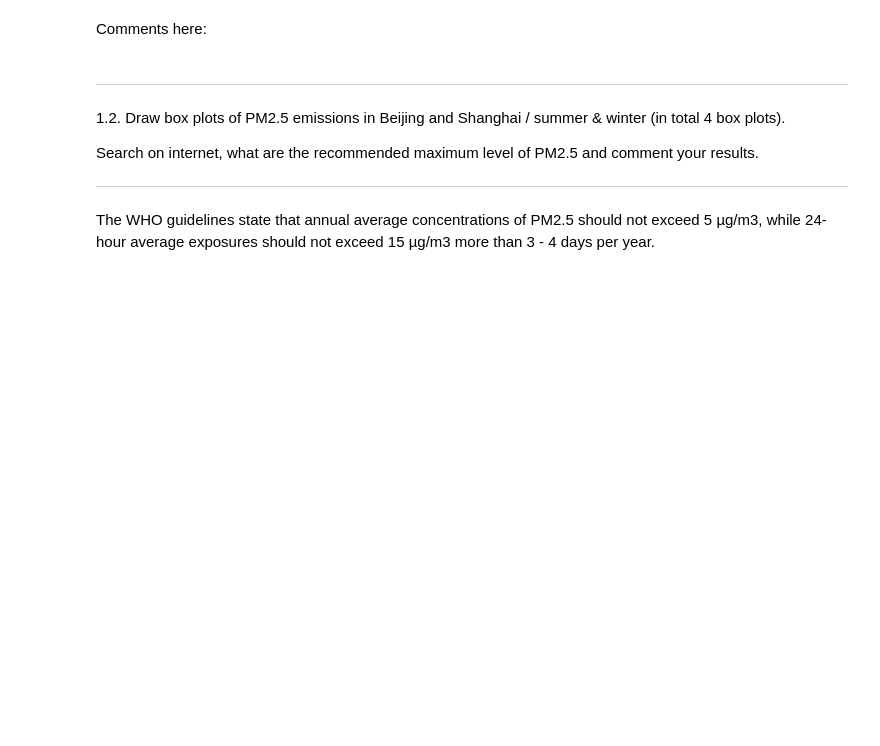
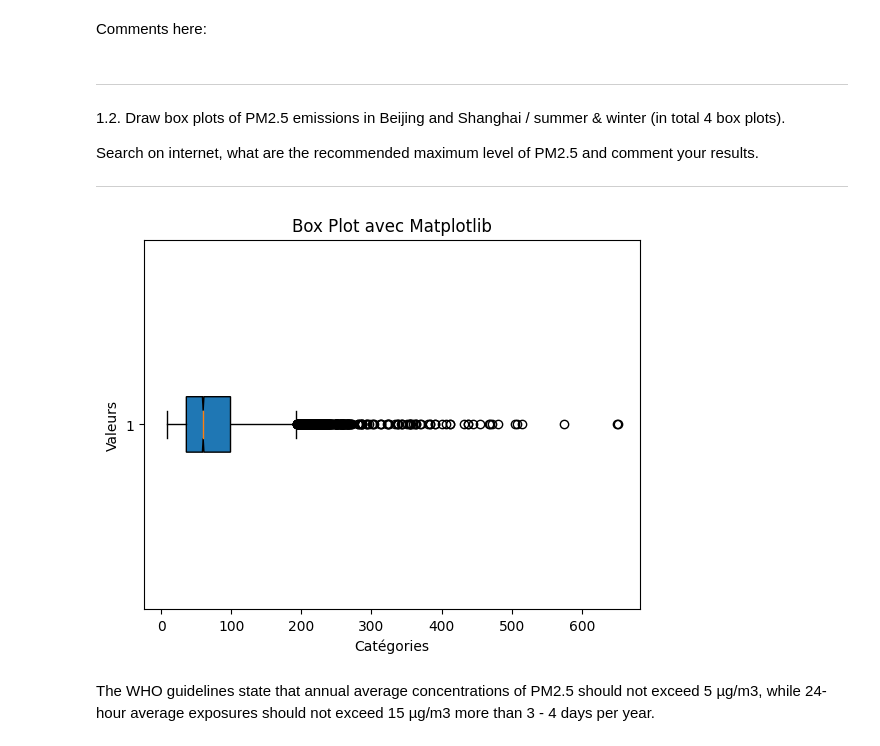
Before and after one commit to bolclaire/LEPL1109, a Jupyter notebook: Hackaton1.ipynb, the cells around one changed output. Drawn from its saved outputs; the diff is of its cells as text; code cells hidden in the pictures; blank space fills up the shorter version.

Commit message:
Boxplot

```diff
--- a/Hackaton1.ipynb
+++ b/Hackaton1.ipynb
@@ -146,7 +147,10 @@ n = len(WinterData)
 for row in WinterData :
     Smean += row[5]/n
     Bmean += row[6]/n
-
+print(WinterData)
+WinterData2 = np.array(WinterData)
+colonne_winter = np.array(WinterData2[:,5])
+print(colonne_winter)
 ## Variance
 Svar = 0
 Bvar = 0
@@ -160,6 +164,10 @@ Shanghai_sorted = sorted(WinterData, key = lambda x:x[5])
 S25 = Shanghai_sorted[n//4+1][5]
 S50 = Shanghai_sorted[n//2+1][5]
 S75 = Shanghai_sorted[n-n//4][5]
+
+# S25 = np.quantile(colonne_winter, 0.25)
+# S50 = np.quantile(colonne_winter, 0.5)
+# S75 = np.quantile(colonne_winter, 0.75)
 
 Beijing_sorted = sorted(WinterData, key = lambda x:x[6])
 B25 = Beijing_sorted[n//4+1][6]
@@ -246,3 +255,17 @@ Search on internet, what are the recommended maximum level of PM2.5 and comment
+# %%
+# Code here
+
+import matplotlib.pyplot as plt
+
+# Exemple de données
+# Créer le box plot
+plt.boxplot(colonne_winter , notch=True, vert=0, patch_artist=True)
+plt.title('Box Plot avec Matplotlib')
+plt.xlabel('Catégories')
+plt.ylabel('Valeurs')
+plt.show()
+# %% [output]
+[figure, added]
 # %% [markdown]
 The WHO guidelines state that annual average concentrations of PM2.5 should not exceed 5 µg/m3, while 24-hour average exposures should not exceed 15 µg/m3 more than 3 - 4 days per year.
 # %% [markdown]
```
Also changed, not shown: parts of 3 cells of this notebook.
